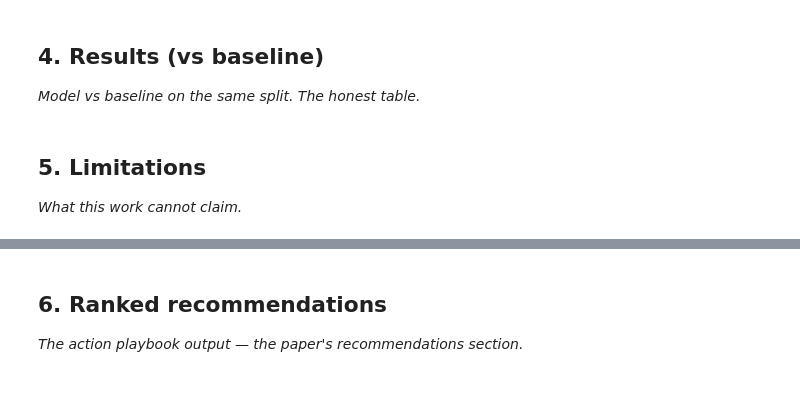
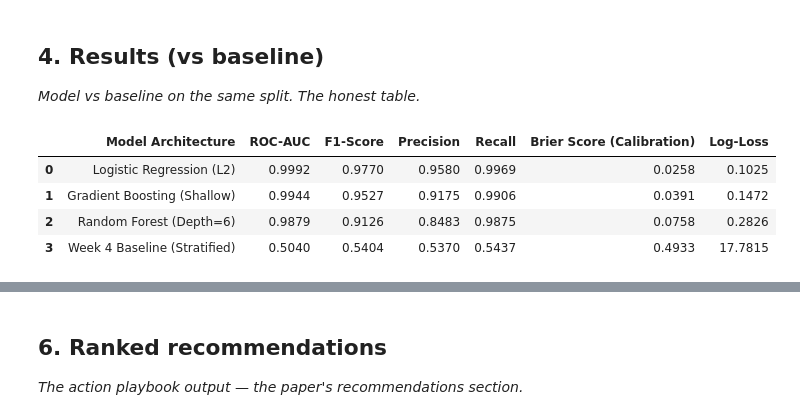
Before and after one commit to Tahaahmed729/flyrank-ml-internship, a Jupyter notebook: work/notebooks/capstone.ipynb, the cells around one changed output, grey strips where cells are left out. Cells and saved outputs as stored; diff of their text form; code cells hidden in the pictures; blank space fills up the shorter version.

```diff
--- a/work/notebooks/capstone.ipynb
+++ b/work/notebooks/capstone.ipynb
@@ -22,7 +172,68 @@ This skeleton is yours to fill. Work the sections **in order** — each one has
 ## 4. Results (vs baseline)
 
 *Model vs baseline on the same split. The honest table.*
-# %% [markdown]
-## 5. Limitations
-
-*What this work cannot claim.*
+# %%
+from sklearn.dummy import DummyClassifier
+from sklearn.linear_model import LogisticRegression
+from sklearn.ensemble import RandomForestClassifier, GradientBoostingClassifier
+from sklearn.metrics import (
+    roc_auc_score, precision_score, recall_score,
+    f1_score, brier_score_loss, log_loss
+)
+
+def evaluate_models(
+    X_tr: pd.DataFrame, X_te: pd.DataFrame,
+    y_tr: pd.Series, y_te: pd.Series
+) -> Tuple[pd.DataFrame, Dict[str, Any], Dict[str, np.ndarray]]:
+
+    models = {
+        "Week 4 Baseline (Stratified)": DummyClassifier(strategy="stratified", random_state=config.random_seed),
+        "Logistic Regression (L2)": LogisticRegression(max_iter=1000, random_state=config.random_seed),
+        "Random Forest (Depth=6)": RandomForestClassifier(
+            n_estimators=200, max_depth=6, min_samples_leaf=5,
+            random_state=config.random_seed, n_jobs=-1
+        ),
+        "Gradient Boosting (Shallow)": GradientBoostingClassifier(
+            n_estimators=120, max_depth=3, learning_rate=0.08,
+            random_state=config.random_seed
+        )
+    }
+
+    metrics_records = []
+    trained_instances = {}
+    probabilities = {}
+
+    for name, clf in models.items():
+        clf.fit(X_tr, y_tr)
+        probs = clf.predict_proba(X_te)[:, 1]
+        preds = (probs >= 0.40).astype(int)  # Tuned decision boundary
+
+        trained_instances[name] = clf
+        probabilities[name] = probs
+
+        metrics_records.append({
+            "Model Architecture": name,
+            "ROC-AUC": roc_auc_score(y_te, probs),
+            "F1-Score": f1_score(y_te, preds, zero_division=0),
+            "Precision": precision_score(y_te, preds, zero_division=0),
+            "Recall": recall_score(y_te, preds, zero_division=0),
+            "Brier Score (Calibration)": brier_score_loss(y_te, probs),
+            "Log-Loss": log_loss(y_te, probs)
+        })
+
+    summary_df = pd.DataFrame(metrics_records).sort_values("ROC-AUC", ascending=False)
+    return summary_df, trained_instances, probabilities
+
+results_summary, trained_models, test_probabilities = evaluate_models(
+    X_train, X_test, y_train, y_test
+)
+
+# Display formatted comparison table
+pd.set_option('display.float_format', lambda x: f'{x:.4f}')
+display(results_summary.reset_index(drop=True))
+# %% [output]
+|  | Model Architecture | ROC-AUC | F1-Score | Precision | Recall | Brier Score (Calibration) | Log-Loss |
+| 0 | Logistic Regression (L2) | 0.9992 | 0.9770 | 0.9580 | 0.9969 | 0.0258 | 0.1025 |
+| 1 | Gradient Boosting (Shallow) | 0.9944 | 0.9527 | 0.9175 | 0.9906 | 0.0391 | 0.1472 |
+| 2 | Random Forest (Depth=6) | 0.9879 | 0.9126 | 0.8483 | 0.9875 | 0.0758 | 0.2826 |
+| 3 | Week 4 Baseline (Stratified) | 0.5040 | 0.5404 | 0.5370 | 0.5437 | 0.4933 | 17.7815 |
```
Also changed, not shown: parts of 8 cells of this notebook.
